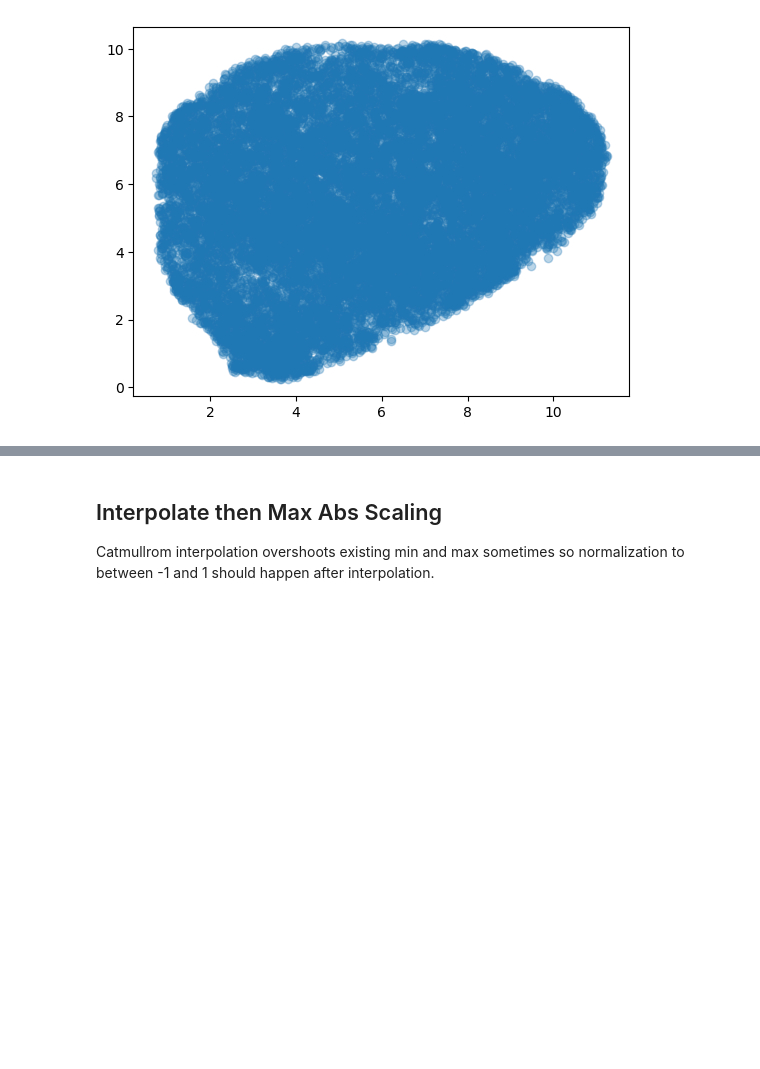
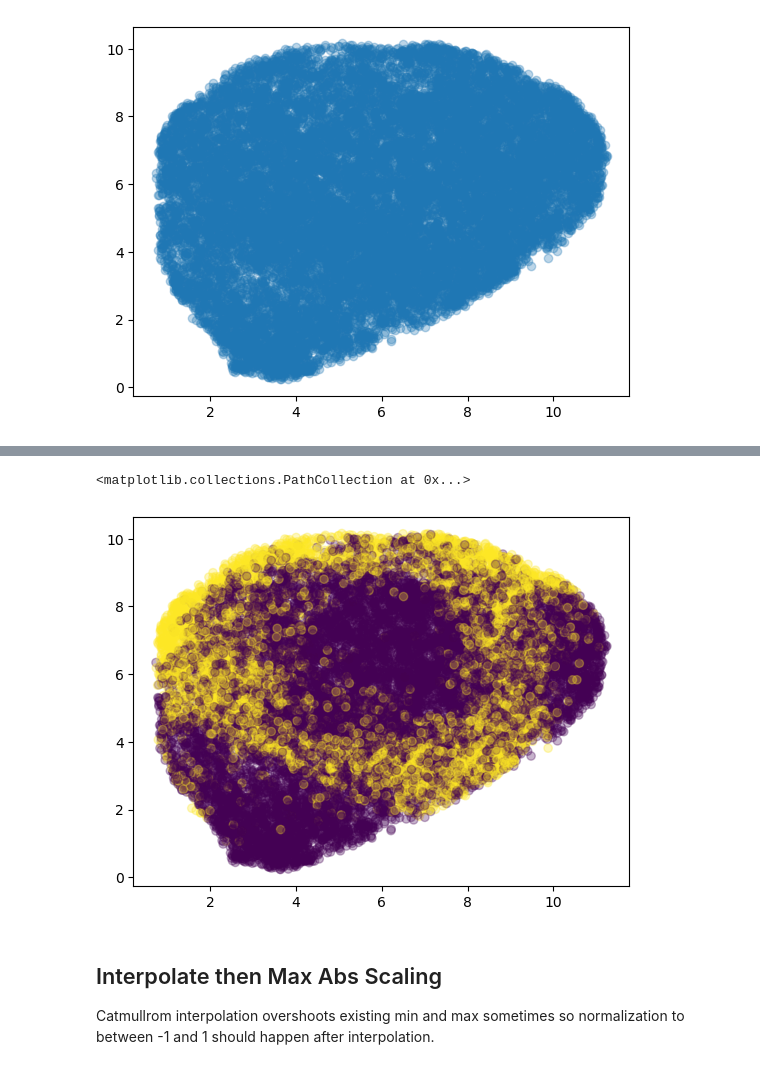
Before and after one commit to Eric-junyao-Yang/ArabidopsisPianoSite, a Jupyter notebook: DataProcessingPipeline/DataProcessing/Step2_UMAP_bins.ipynb, the cells around one changed output, grey strips where cells are left out. Cells and saved outputs as stored; diff of their text form; code cells hidden in the pictures; blank space fills up the shorter version.

```diff
--- a/DataProcessingPipeline/DataProcessing/Step2_UMAP_bins.ipynb
+++ b/DataProcessingPipeline/DataProcessing/Step2_UMAP_bins.ipynb
@@ -54,3 +80,14 @@ plt.scatter(
+# %%
+plt.scatter(
+    emb_umap[:, 0],
+    emb_umap[:, 1],
+    alpha = 0.3,
+    c = metacycle['meta2d_BH.Q'] <= 0.05,
+    # cmap = "viridis"
+)
+# %% [output]
+<matplotlib.collections.PathCollection at 0x...>
+[figure, added]
 # %% [markdown]
 ## Interpolate then Max Abs Scaling
 
```
Also changed, not shown: parts of 22 cells of this notebook, 8 other files.
